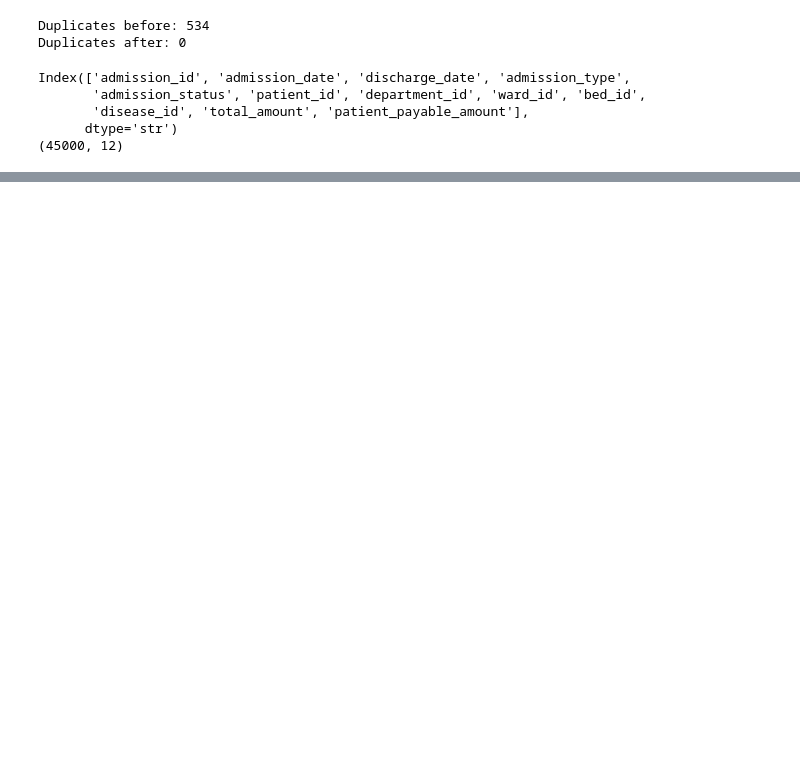
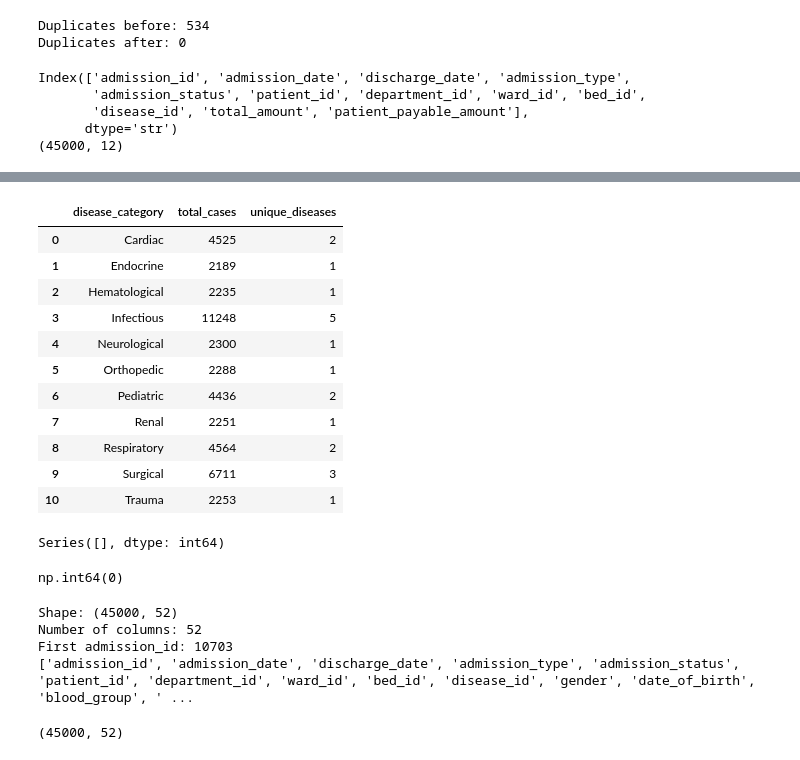
Before and after one commit to springboardmentor2801p/MedTrack_DV, a Jupyter notebook: notebooks/data_exploration.ipynb, the cells around one changed output, grey strips where cells are left out. Drawn from its saved outputs; the diff is of its cells as text; code cells hidden in the pictures; blank space fills up the shorter version.

```diff
--- a/notebooks/data_exploration.ipynb
+++ b/notebooks/data_exploration.ipynb
@@ -118,0 +302,24 @@ ModuleNotFoundError: No module named 'matplotlib'
+# %%
+disease_summary = (
+    df.groupby(['disease_category'])
+    .agg(
+        total_cases=('admission_id','count'),
+        unique_diseases=('disease_name','nunique')
+    )
+    .reset_index()
+)
+
+disease_summary
+# %% [output]
+|  | disease_category | total_cases | unique_diseases |
+| 0 | Cardiac | 4525 | 2 |
+| 1 | Endocrine | 2189 | 1 |
+| 2 | Hematological | 2235 | 1 |
+| 3 | Infectious | 11248 | 5 |
+| 4 | Neurological | 2300 | 1 |
+| 5 | Orthopedic | 2288 | 1 |
+| 6 | Pediatric | 4436 | 2 |
+| 7 | Renal | 2251 | 1 |
+| 8 | Respiratory | 4564 | 2 |
+| 9 | Surgical | 6711 | 3 |
+| 10 | Trauma | 2253 | 1 |
@@ -118,0 +331,32 @@ ModuleNotFoundError: No module named 'matplotlib'
+# %%
+df.isnull().sum()[df.isnull().sum() > 0]
+# %% [output]
+Series([], dtype: int64)
+# %%
+df.duplicated().sum()
+# %% [output]
+np.int64(0)
+# %%
+import pandas as pd
+
+path = r"D:\MedTrack_DV\data\cleaned\hospital_cleaned.csv"
+
+df = pd.read_csv(path)
+
+print("Shape:", df.shape)
+print("Number of columns:", len(df.columns))
+print("First admission_id:", df.iloc[0]["admission_id"])
+print(df.columns.tolist())
+# %% [output]
+Shape: (45000, 52)
+Number of columns: 52
+First admission_id: 10703
+['admission_id', 'admission_date', 'discharge_date', 'admission_type', 'admission_status', 'patient_id', 'department_id', 'ward_id', 'bed_id', 'disease_id', 'gender', 'date_of_birth', 'blood_group', ' ...
+# %%
+import pandas as pd
+
+df = pd.read_csv(r"D:\MedTrack_DV\data\cleaned\hospital_cleaned.csv")
+
+print(df.shape)
+# %% [output]
+(45000, 52)
```
Also changed, not shown: parts of 36 cells of this notebook, 1 other file.
